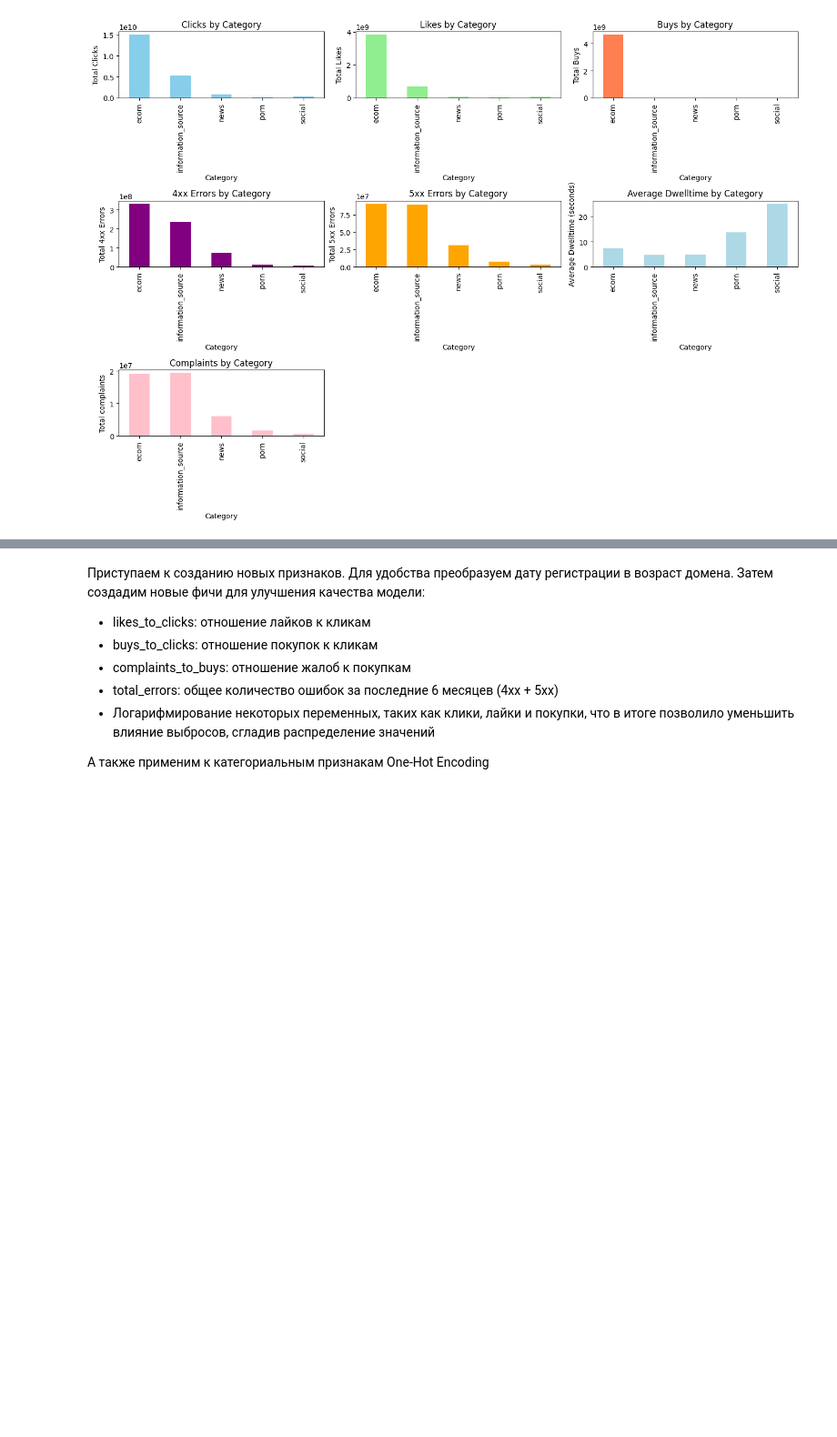
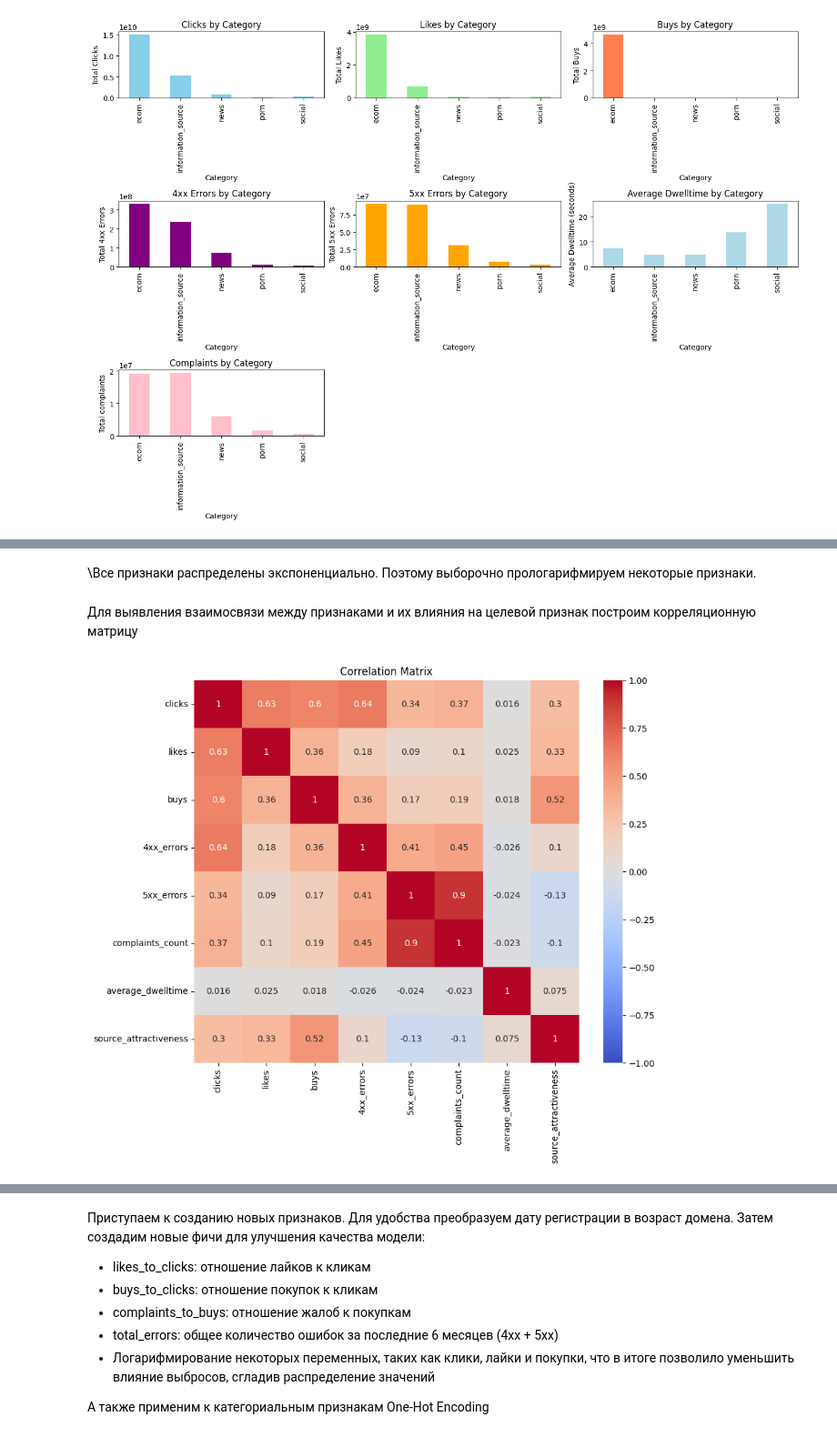
Before and after one commit to Imariiii/ML, a Jupyter notebook: lab2/lab1_kaggle.ipynb, the cells around one changed output, grey strips where cells are left out. Shown at 91% size. Drawn from its saved outputs; the diff is of its cells as text; code cells hidden in the pictures; blank space fills up the shorter version.

```diff
--- a/lab2/lab1_kaggle.ipynb
+++ b/lab2/lab1_kaggle.ipynb
@@ -101,0 +118,13 @@ plt.show()
+# %% [markdown]
+\Все признаки распределены экспоненциально. Поэтому выборочно прологарифмируем некоторые признаки.
+# %% [markdown]
+Для выявления взаимосвязи между признаками и их влияния на целевой признак построим корреляционную матрицу
+# %%
+corr_matrix = df[features + ['source_attractiveness']].corr()
+
+plt.figure(figsize=(10, 8))
+sns.heatmap(corr_matrix, annot=True, cmap='coolwarm', vmin=-1, vmax=1)
+plt.title('Correlation Matrix')
+plt.show()
+# %% [output]
+[figure, added]
```
Also changed, not shown: parts of 10 cells of this notebook.
